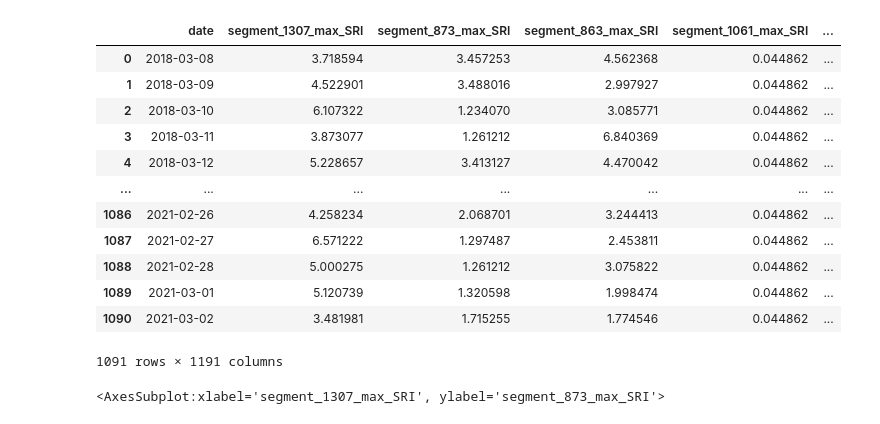
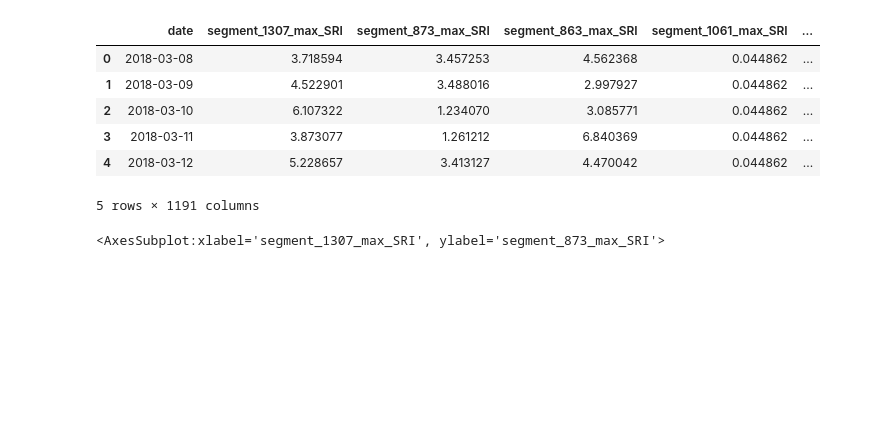
Before and after one commit to amandakhoo/data4all-team6, a Jupyter notebook: Feature Exploration and Unsupervised Learning.ipynb, the cells around one changed output. Saved outputs shown, nothing was run; the diff lists cells and outputs as text; code cells hidden in the pictures; blank space fills up the shorter version.

```diff
--- a/Feature Exploration and Unsupervised Learning.ipynb
+++ b/Feature Exploration and Unsupervised Learning.ipynb
@@ -8,23 +8,17 @@ from sklearn.preprocessing import binarize
 # %%
 #read data
 df = pd.read_csv('/Users/amandakhoo/code/data4all-team6/data/merged_RRI_SRI_data.csv')
 df = df[df.notna()]
-df
+df.head()
 #df.describe()
 # %% [output]
 |  | date | segment_1307_max_SRI | segment_873_max_SRI | segment_863_max_SRI | segment_1061_max_SRI | ... |
 | 0 | 2018-03-08 | 3.718594 | 3.457253 | 4.562368 | 0.044862 | ... |
 | 1 | 2018-03-09 | 4.522901 | 3.488016 | 2.997927 | 0.044862 | ... |
 | 2 | 2018-03-10 | 6.107322 | 1.234070 | 3.085771 | 0.044862 | ... |
 | 3 | 2018-03-11 | 3.873077 | 1.261212 | 6.840369 | 0.044862 | ... |
 | 4 | 2018-03-12 | 5.228657 | 3.413127 | 4.470042 | 0.044862 | ... |
-| ... | ... | ... | ... | ... | ... | ... |
-| 1086 | 2021-02-26 | 4.258234 | 2.068701 | 3.244413 | 0.044862 | ... |
-| 1087 | 2021-02-27 | 6.571222 | 1.297487 | 2.453811 | 0.044862 | ... |
-| 1088 | 2021-02-28 | 5.000275 | 1.261212 | 3.075822 | 0.044862 | ... |
-| 1089 | 2021-03-01 | 5.120739 | 1.320598 | 1.998474 | 0.044862 | ... |
-| 1090 | 2021-03-02 | 3.481981 | 1.715255 | 1.774546 | 0.044862 | ... |
-1091 rows × 1191 columns
+5 rows × 1191 columns
 # %%
 sns.scatterplot(data = df, x = 'segment_1307_max_SRI', y = 'segment_873_max_SRI')
 # %% [output]
```
Also changed, not shown: parts of 27 cells of this notebook, 1 other file.
